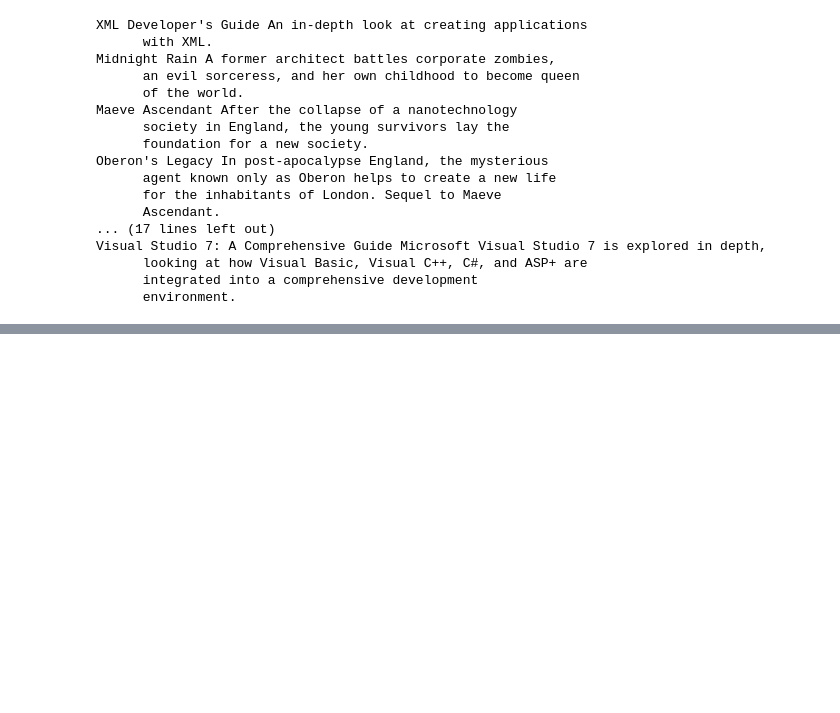
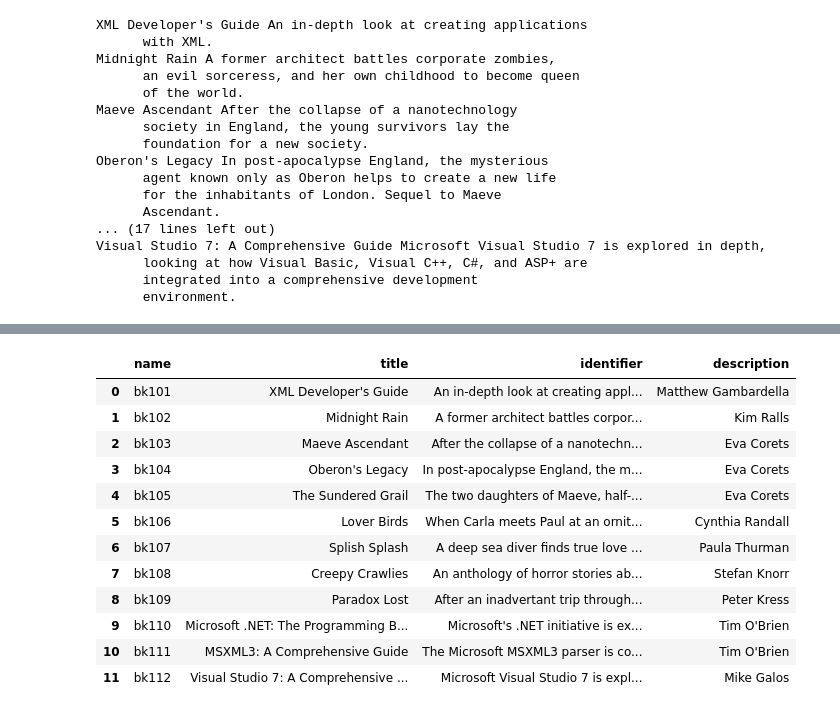
Before and after one commit to MirjamC/xml-workshop, a Jupyter notebook: _sources/4_example_ET.ipynb, the cells around one changed output, grey strips where cells are left out. Drawn from its saved outputs; the diff is of its cells as text; code cells hidden in the pictures; blank space fills up the shorter version.

```diff
--- a/_sources/4_example_ET.ipynb
+++ b/_sources/4_example_ET.ipynb
@@ -190,0 +270,5 @@ However, if we look at the structure of the xml file, there is a different betwe
+# %%
+# This cell should have its output hidden!
+for book in root.findall('book'):
+    identifier = book.get('id')
+    print(identifier)
@@ -190,0 +361,10 @@ However, if we look at the structure of the xml file, there is a different betwe
+# %%
+# This cell should have its input hidden!
+for book in root.findall('book'):
+    identifier = book.get('id')
+    title = book.find('title').text
+    description = book.find('description').text
+    for author in book.findall('author'):
+        name = author.find('name').text
+        surname = author.find('surname').text
+    print(f"Identifier= {identifier } title= {title} description= {description} name= {name} {surname}")
@@ -190,0 +393,10 @@ However, if we look at the structure of the xml file, there is a different betwe
+# %%
+# This cell should have its input hidden!
+for book in root.findall('book'):
+    identifier = book.get('id')
+    title = book.find('title').text
+    description = book.find('description').text
+    for author in book.findall('author'):
+        name = author.find('name').text
+        surname = author.find('surname').text
+    print(f"Identifier= {identifier }\n title= {title}\n description= {description} \n name= {name} {surname}\n")
@@ -190,0 +441,12 @@ However, if we look at the structure of the xml file, there is a different betwe
+# %%
+# This cell should have its input hidden!
+booklist = []
+
+for book in root.findall('book'):
+    identifier = book.get('id')
+    title = book.find('title').text
+    description = book.find('description').text
+    for author in book.findall('author'):
+        name = author.find('name').text
+        surname = author.find('surname').text
+    booklist.append([identifier, title, description, name+" "+surname])
@@ -190,0 +477,19 @@ However, if we look at the structure of the xml file, there is a different betwe
+# %%
+# This cell should have its input hidden!
+import pandas as pd
+books = pd.DataFrame(booklist, columns={"identifier","title", "description", "name"})
+books
+# %% [output]
+|  | name | title | identifier | description |
+| 0 | bk101 | XML Developer's Guide | An in-depth look at creating appl... | Matthew Gambardella |
+| 1 | bk102 | Midnight Rain | A former architect battles corpor... | Kim Ralls |
+| 2 | bk103 | Maeve Ascendant | After the collapse of a nanotechn... | Eva Corets |
+| 3 | bk104 | Oberon's Legacy | In post-apocalypse England, the m... | Eva Corets |
+| 4 | bk105 | The Sundered Grail | The two daughters of Maeve, half-... | Eva Corets |
+| 5 | bk106 | Lover Birds | When Carla meets Paul at an ornit... | Cynthia Randall |
+| 6 | bk107 | Splish Splash | A deep sea diver finds true love ... | Paula Thurman |
+| 7 | bk108 | Creepy Crawlies | An anthology of horror stories ab... | Stefan Knorr |
+| 8 | bk109 | Paradox Lost | After an inadvertant trip through... | Peter Kress |
+| 9 | bk110 | Microsoft .NET: The Programming B... | Microsoft's .NET initiative is ex... | Tim O'Brien |
+| 10 | bk111 | MSXML3: A Comprehensive Guide | The Microsoft MSXML3 parser is co... | Tim O'Brien |
+| 11 | bk112 | Visual Studio 7: A Comprehensive ... | Microsoft Visual Studio 7 is expl... | Mike Galos |
```
Also changed, not shown: parts of 21 cells of this notebook, 4 other files.
